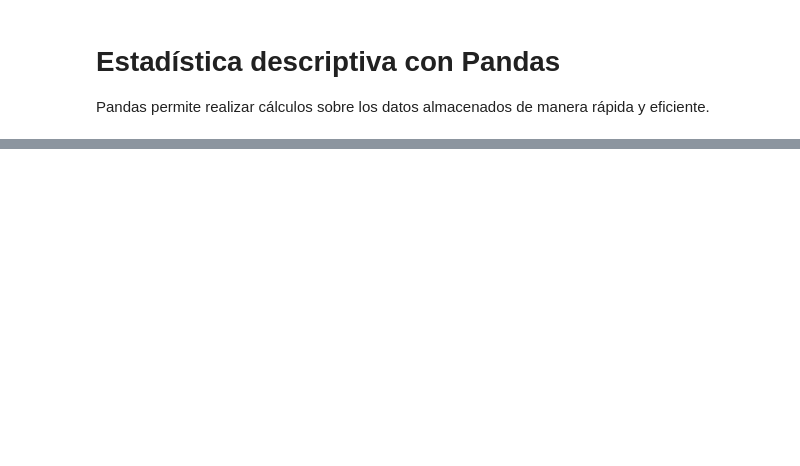
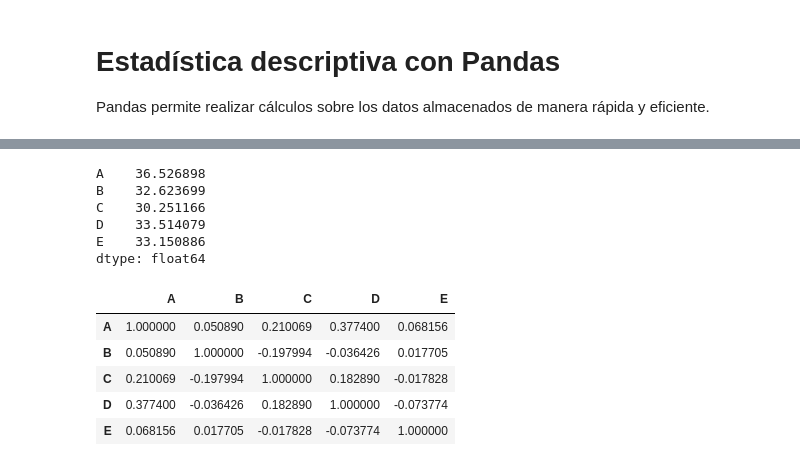
Before and after one commit to jinchuika/umg-ai, a Jupyter notebook: clase2/1-3_estadistica-pandas.ipynb, the cells around one changed output, grey strips where cells are left out. Saved outputs shown, nothing was run; the diff lists cells and outputs as text; code cells hidden in the pictures; blank space fills up the shorter version.

```diff
--- a/clase2/1-3_estadistica-pandas.ipynb
+++ b/clase2/1-3_estadistica-pandas.ipynb
@@ -140,6 +217,20 @@ df.mode()
 # %%
 # Desviación estándar
-df.std()
+prueba_df.std()
+# %% [output]
+A    36.526898
+B    32.623699
+C    30.251166
+D    33.514079
+E    33.150886
+dtype: float64
 # %%
 # Correlación
-df.corr()
+prueba_df.corr()
+# %% [output]
+|  | A | B | C | D | E |
+| A | 1.000000 | 0.050890 | 0.210069 | 0.377400 | 0.068156 |
+| B | 0.050890 | 1.000000 | -0.197994 | -0.036426 | 0.017705 |
+| C | 0.210069 | -0.197994 | 1.000000 | 0.182890 | -0.017828 |
+| D | 0.377400 | -0.036426 | 0.182890 | 1.000000 | -0.073774 |
+| E | 0.068156 | 0.017705 | -0.017828 | -0.073774 | 1.000000 |
```
Also changed, not shown: parts of 15 cells of this notebook, 11 other files.
